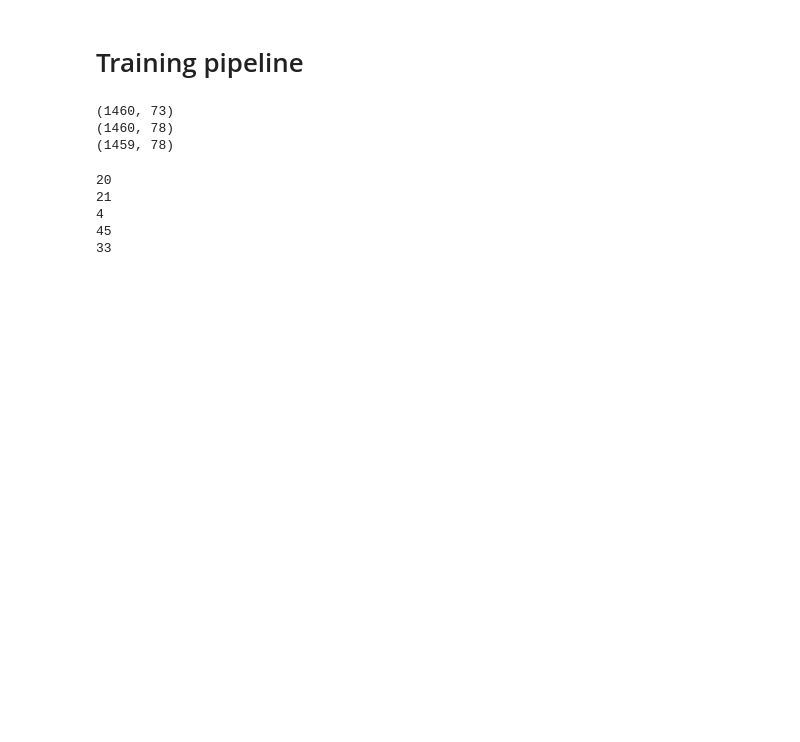
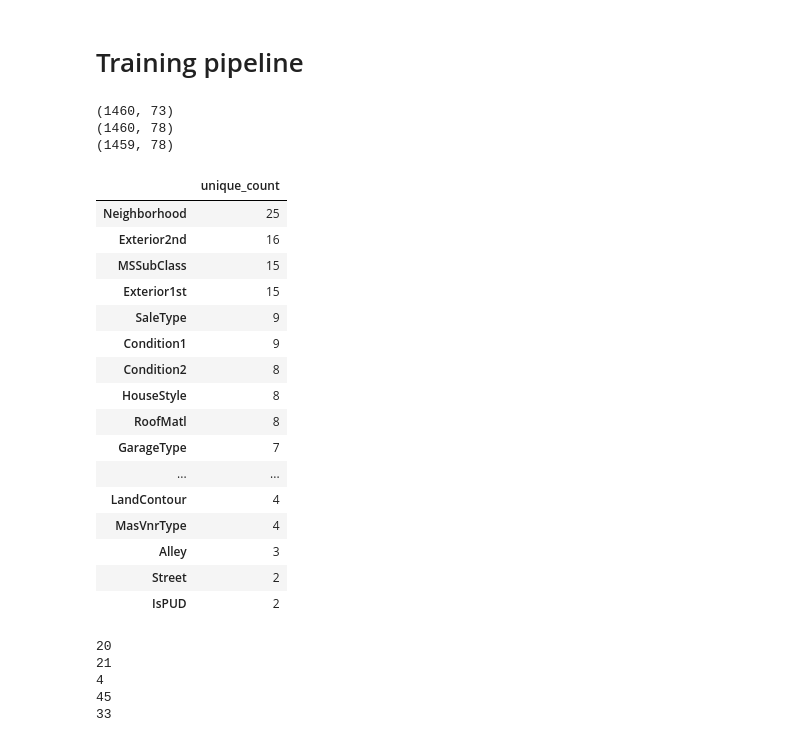
Before and after one commit to abhivij/housing_price_prediction, a Jupyter notebook: housing-price-prediction-part-2-exploratory.ipynb, the cells around one changed output. Cells and saved outputs as stored; diff of their text form; code cells hidden in the pictures; blank space fills up the shorter version.

```diff
--- a/housing-price-prediction-part-2-exploratory.ipynb
+++ b/housing-price-prediction-part-2-exploratory.ipynb
@@ -1561,12 +1561,12 @@ def append_features(df):
 
     # df["TotalOutsideSF"] = df.WoodDeckSF + df.OpenPorchSF + df.EnclosedPorch + df["3SsnPorch"] + df.ScreenPorch
 
-    df["MSClass"] = (X["MSSubClass"].map(ms_subclass_mapping)
+    df["MSClass"] = (df["MSSubClass"].map(ms_subclass_mapping)
                                     .map(ms_class_mapping)
                                     .astype('category')
                                     .cat.add_categories("None")
                                     .fillna("None"))
-    df["IsPUD"] = (X["MSSubClass"].map(ms_subclass_mapping)
+    df["IsPUD"] = (df["MSSubClass"].map(ms_subclass_mapping)
                                   .str.contains('PUD')
                                   .astype('category')
                                   .cat.add_categories("None")
@@ -1869 +1875,22 @@ print(X_test.shape)
+# %%
+unordered_categorical = [cname for cname in categorical_cols if cname not in ordinal_categorical_cols]
+pd.DataFrame(X[unordered_categorical].nunique(), columns=["unique_count"]).sort_values(by = "unique_count", ascending = False)
+# %% [output]
+|  | unique_count |
+| Neighborhood | 25 |
+| Exterior2nd | 16 |
+| MSSubClass | 15 |
+| Exterior1st | 15 |
+| SaleType | 9 |
+| Condition1 | 9 |
+| Condition2 | 8 |
+| HouseStyle | 8 |
+| RoofMatl | 8 |
+| GarageType | 7 |
+| ... | ... |
+| LandContour | 4 |
+| MasVnrType | 4 |
+| Alley | 3 |
+| Street | 2 |
+| IsPUD | 2 |
 # %%
```
Also changed, not shown: parts of 3 cells of this notebook, 2 other files.
